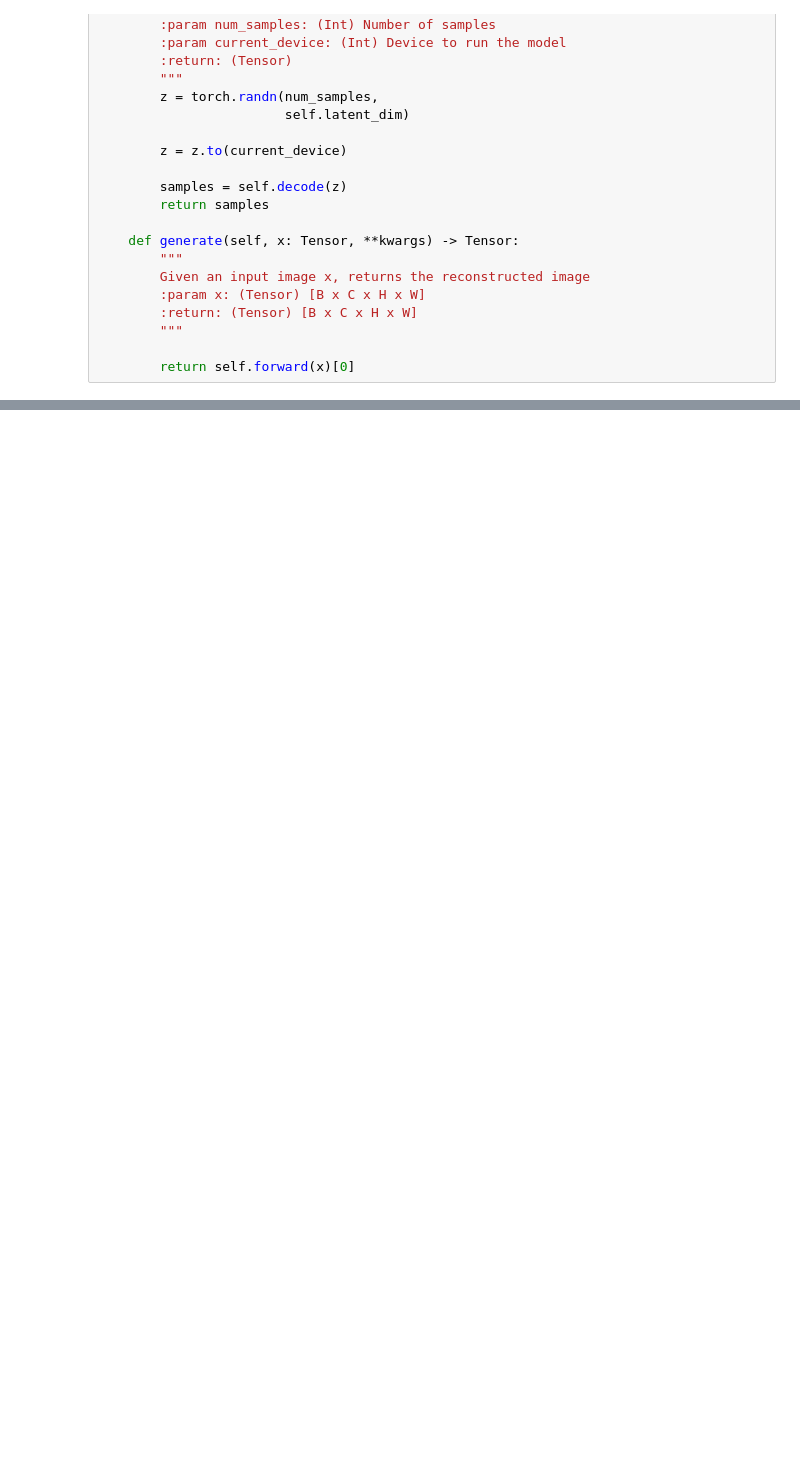
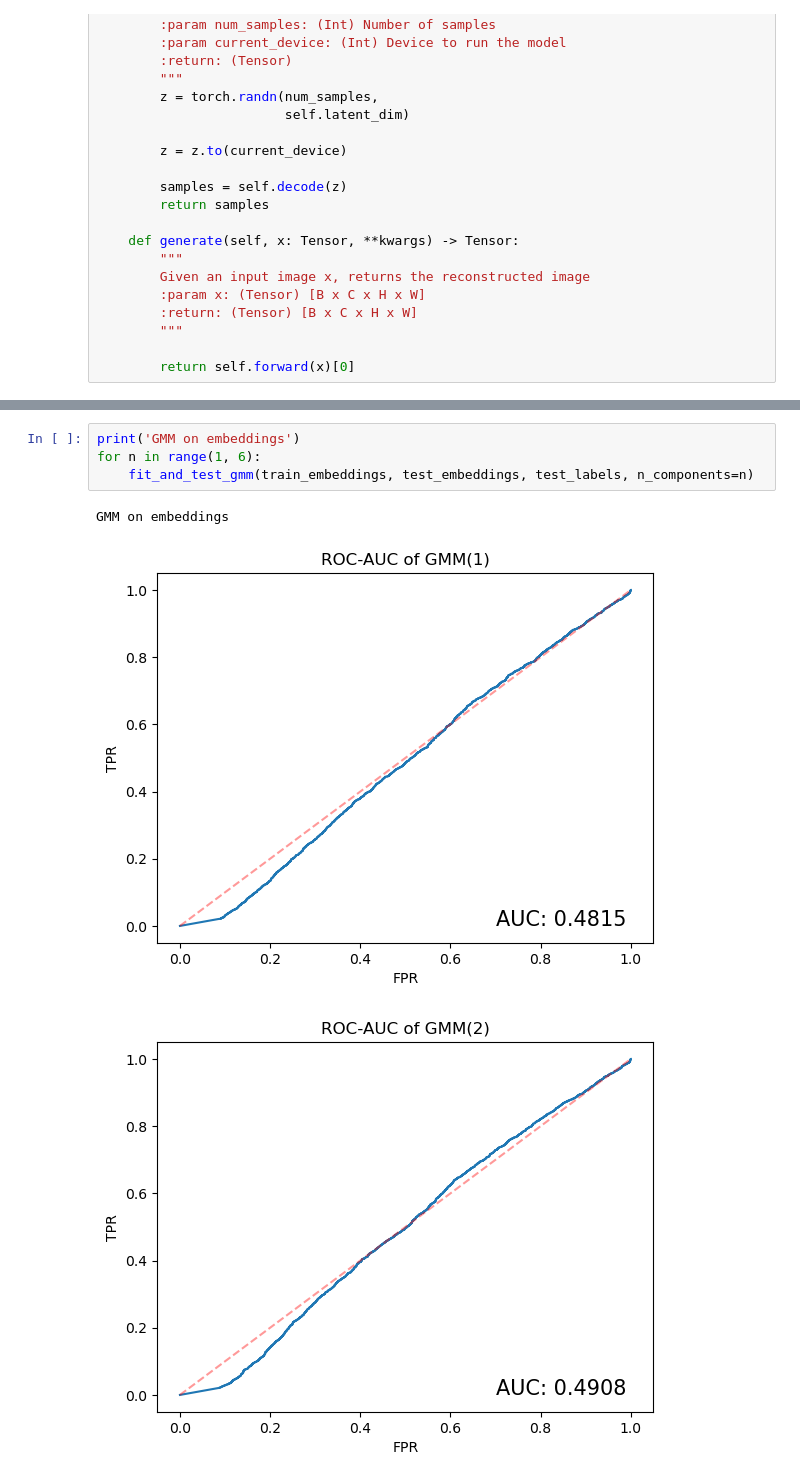
Before and after one commit to izorin/ntl, a Jupyter notebook: ntl/notebooks/ae_od.ipynb, the cells around one changed output, grey strips where cells are left out. Cells and saved outputs as stored; diff of their text form; blank space fills up the shorter version.

```diff
--- a/ntl/notebooks/ae_od.ipynb
+++ b/ntl/notebooks/ae_od.ipynb
@@ -466,0 +572,8 @@ class VAELoss(nn.Module):
+# %%
+print('GMM on embeddings')
+for n in range(1, 6):
+    fit_and_test_gmm(train_embeddings, test_embeddings, test_labels, n_components=n)
+# %% [output]
+GMM on embeddings
+[figure, added]
+[figure, added]
```
Also changed, not shown: parts of 20 cells of this notebook.
